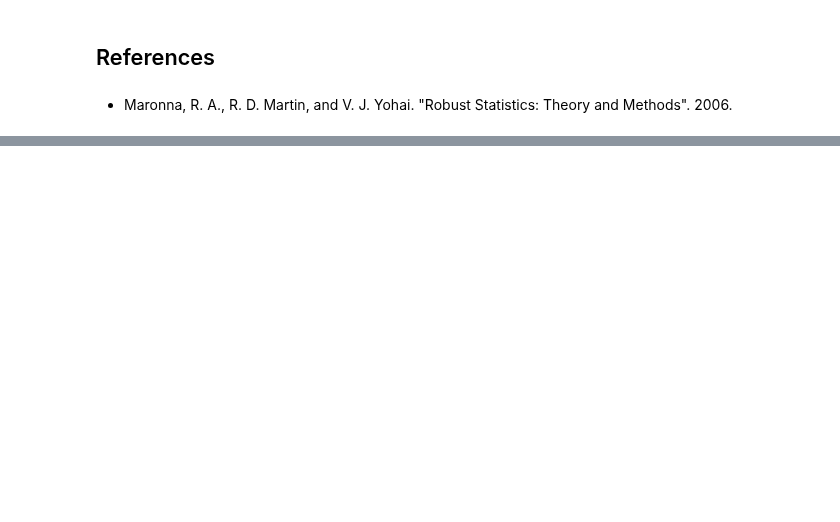
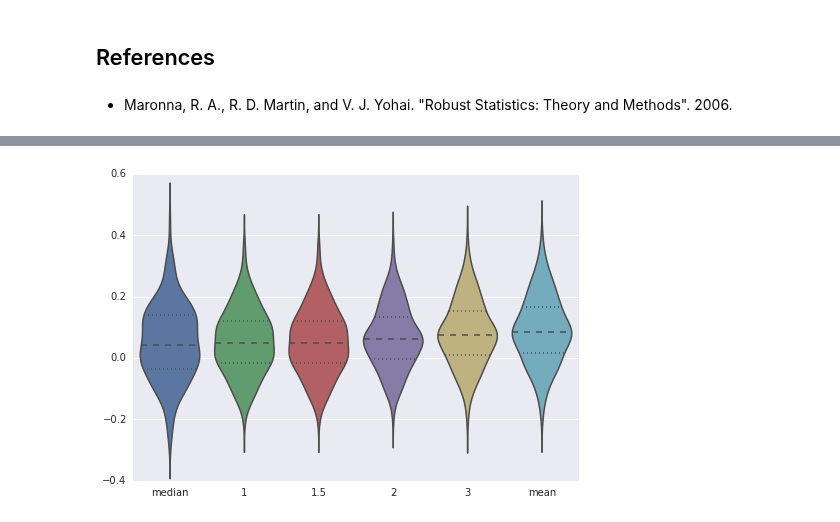
Before and after one commit to unpingco/Python-for-Signal-Processing, a Jupyter notebook: Robust_Statistics.ipynb, the cells around one changed output, grey strips where cells are left out. Saved outputs shown, nothing was run; the diff lists cells and outputs as text; code cells hidden in the pictures; blank space fills up the shorter version.

```diff
--- a/Robust_Statistics.ipynb
+++ b/Robust_Statistics.ipynb
@@ -389,0 +336,10 @@ sns.violinplot(np.vstack([np.median(xs,axis=0),np.mean(xs,axis=0)]).T,ax=ax,name
+# %%
+huber_est={k:psi_est(k,xs) for k in [1,1.5,2,3]}
+huber_est[0] = np.median(xs,axis=0)
+huber_est[4] = np.mean(xs,axis=0)
+# %%
+fig,ax=subplots()
+sns.violinplot(pd.DataFrame(huber_est),ax=ax)
+ax.set_xticklabels(['median','1','1.5','2','3','mean']);
+# %% [output]
+[figure, added]
```
Also changed, not shown: parts of 21 cells of this notebook.
